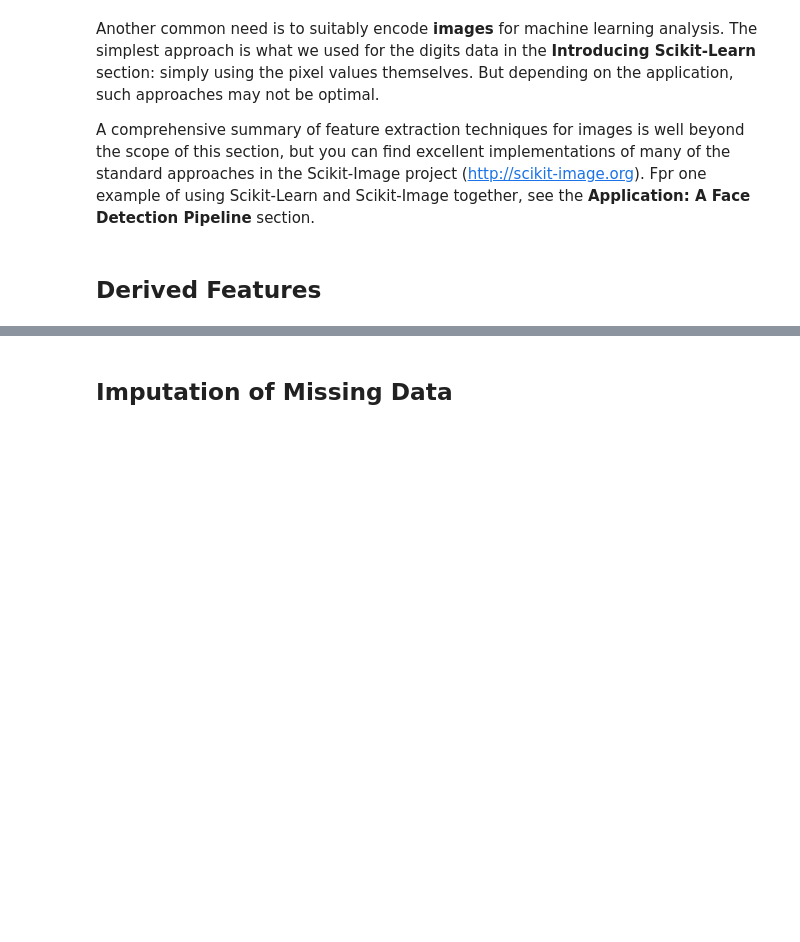
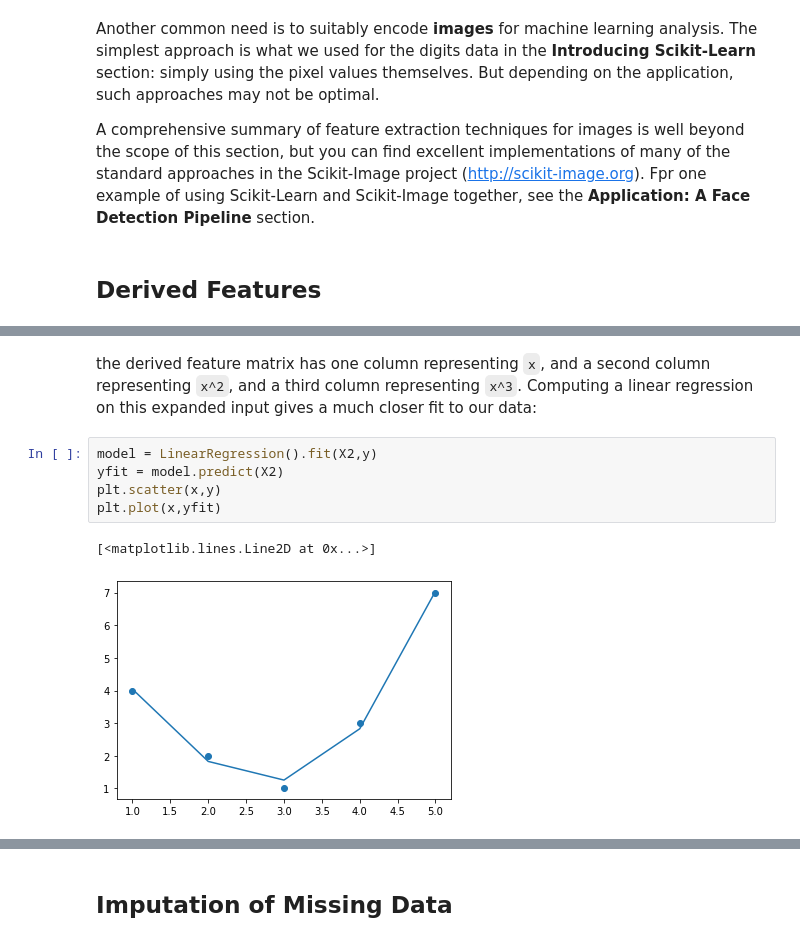
Before and after one commit to UlrikeBoehm/PythonDataScience, a Jupyter notebook: 05_MachineLearning/4_Feature_Engineering.ipynb, the cells around one changed output, grey strips where cells are left out. Saved outputs shown, nothing was run; the diff lists cells and outputs as text; blank space fills up the shorter version.

Commit message:
Added Derived Features section

```diff
--- a/05_MachineLearning/4_Feature_Engineering.ipynb
+++ b/05_MachineLearning/4_Feature_Engineering.ipynb
@@ -78,0 +160,10 @@ A comprehensive summary of feature extraction techniques for images is well beyo
+# %% [markdown]
+the derived feature matrix has one column representing `x`, and a second column representing `x^2`, and a third column representing `x^3`. Computing a linear regression on this expanded input gives a much closer fit to our data:
+# %%
+model = LinearRegression().fit(X2,y)
+yfit = model.predict(X2)
+plt.scatter(x,y)
+plt.plot(x,yfit)
+# %% [output]
+[<matplotlib.lines.Line2D at 0x...>]
+[figure, added]
```
Also changed, not shown: parts of 16 cells of this notebook.
